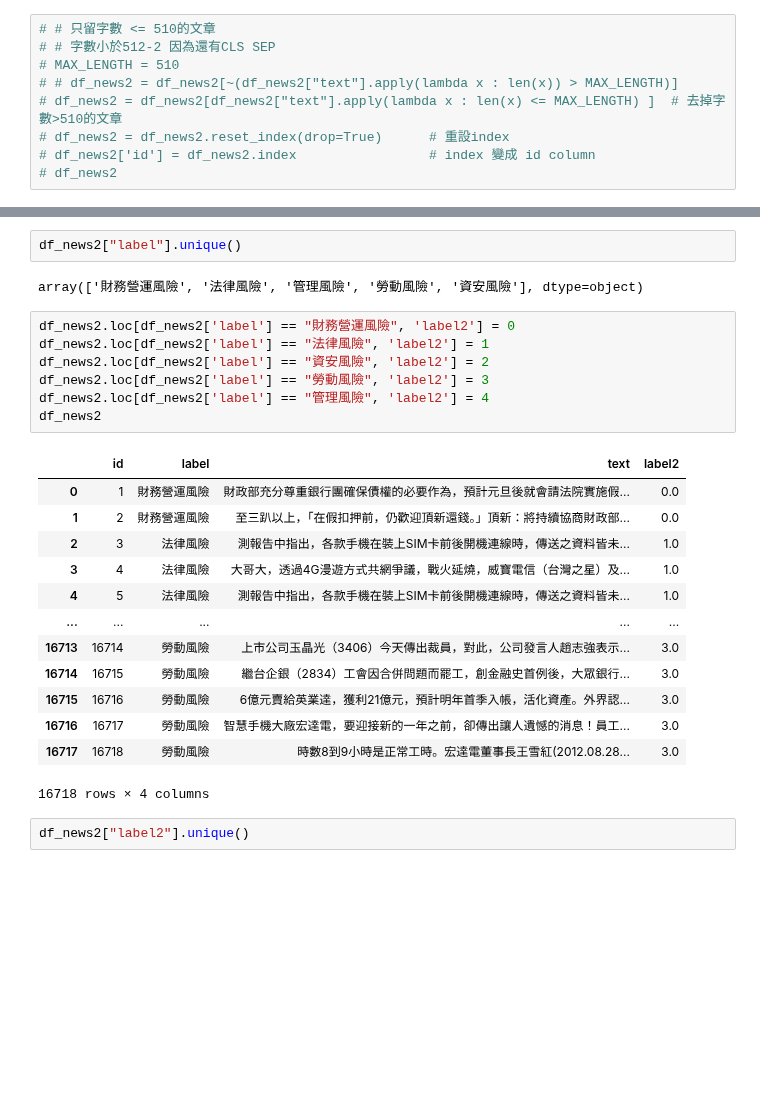
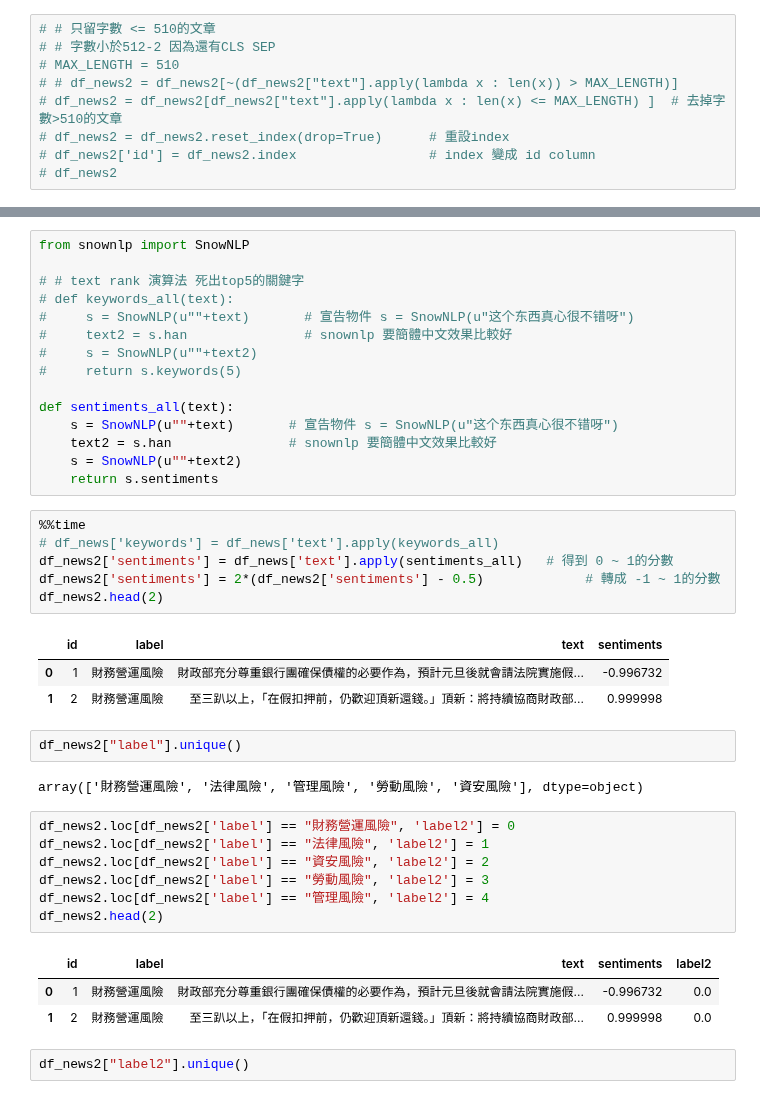
Before and after one commit to roccqqck/news_bert, a Jupyter notebook: 1.eland_csv_to_tsv.ipynb, the cells around one changed output, grey strips where cells are left out. Drawn from its saved outputs; the diff is of its cells as text; blank space fills up the shorter version.

Commit message:
snownlp sentiments column

```diff
--- a/1.eland_csv_to_tsv.ipynb
+++ b/1.eland_csv_to_tsv.ipynb
@@ -95,3 +85,28 @@ Wall time: 18.8 ms
+# %%
+from snownlp import SnowNLP
+
+# # text rank 演算法 死出top5的關鍵字
+# def keywords_all(text):
+#     s = SnowNLP(u""+text)       # 宣告物件 s = SnowNLP(u"这个东西真心很不错呀")
+#     text2 = s.han               # snownlp 要簡體中文效果比較好
+#     s = SnowNLP(u""+text2)
+#     return s.keywords(5)
+
+def sentiments_all(text):
+    s = SnowNLP(u""+text)       # 宣告物件 s = SnowNLP(u"这个东西真心很不错呀")
+    text2 = s.han               # snownlp 要簡體中文效果比較好
+    s = SnowNLP(u""+text2)
+    return s.sentiments
+# %%
+%%time
+# df_news['keywords'] = df_news['text'].apply(keywords_all)
+df_news2['sentiments'] = df_news['text'].apply(sentiments_all)   # 得到 0 ~ 1的分數
+df_news2['sentiments'] = 2*(df_news2['sentiments'] - 0.5)             # 轉成 -1 ~ 1的分數
+df_news2.head(2)
+# %% [output]
+|  | id | label | text | sentiments |
+| 0 | 1 | 財務營運風險 | 財政部充分尊重銀行團確保債權的必要作為，預計元旦後就會請法院實施假... | -0.996732 |
+| 1 | 2 | 財務營運風險 | 至三趴以上，「在假扣押前，仍歡迎頂新還錢。」頂新：將持續協商財政部... | 0.999998 |
 # %%
 df_news2["label"].unique()
 # %% [output]
@@ -99,24 +114,14 @@ array(['財務營運風險', '法律風險', '管理風險', '勞動風險', '
 # %%
 df_news2.loc[df_news2['label'] == "財務營運風險", 'label2'] = 0
 df_news2.loc[df_news2['label'] == "法律風險", 'label2'] = 1
 df_news2.loc[df_news2['label'] == "資安風險", 'label2'] = 2
 df_news2.loc[df_news2['label'] == "勞動風險", 'label2'] = 3
 df_news2.loc[df_news2['label'] == "管理風險", 'label2'] = 4
-df_news2
+df_news2.head(2)
 # %% [output]
-|  | id | label | text | label2 |
-| 0 | 1 | 財務營運風險 | 財政部充分尊重銀行團確保債權的必要作為，預計元旦後就會請法院實施假... | 0.0 |
-| 1 | 2 | 財務營運風險 | 至三趴以上，「在假扣押前，仍歡迎頂新還錢。」頂新：將持續協商財政部... | 0.0 |
-| 2 | 3 | 法律風險 | 測報告中指出，各款手機在裝上SIM卡前後開機連線時，傳送之資料皆未... | 1.0 |
-| 3 | 4 | 法律風險 | 大哥大，透過4G漫遊方式共網爭議，戰火延燒，威寶電信（台灣之星）及... | 1.0 |
-| 4 | 5 | 法律風險 | 測報告中指出，各款手機在裝上SIM卡前後開機連線時，傳送之資料皆未... | 1.0 |
-| ... | ... | ... | ... | ... |
-| 16713 | 16714 | 勞動風險 | 上市公司玉晶光（3406）今天傳出裁員，對此，公司發言人趙志強表示... | 3.0 |
-| 16714 | 16715 | 勞動風險 | 繼台企銀（2834）工會因合併問題而罷工，創金融史首例後，大眾銀行... | 3.0 |
-| 16715 | 16716 | 勞動風險 | 6億元賣給英業達，獲利21億元，預計明年首季入帳，活化資產。外界認... | 3.0 |
-| 16716 | 16717 | 勞動風險 | 智慧手機大廠宏達電，要迎接新的一年之前，卻傳出讓人遺憾的消息！員工... | 3.0 |
-| 16717 | 16718 | 勞動風險 | 時數8到9小時是正常工時。宏達電董事長王雪紅(2012.08.28... | 3.0 |
+|  | id | label | text | sentiments | label2 |
+| 0 | 1 | 財務營運風險 | 財政部充分尊重銀行團確保債權的必要作為，預計元旦後就會請法院實施假... | -0.996732 | 0.0 |
+| 1 | 2 | 財務營運風險 | 至三趴以上，「在假扣押前，仍歡迎頂新還錢。」頂新：將持續協商財政部... | 0.999998 | 0.0 |
-16718 rows × 4 columns
 # %%
 df_news2["label2"].unique()
 # %% [output]
```
Also changed, not shown: parts of 3 cells of this notebook, 1 other file.
